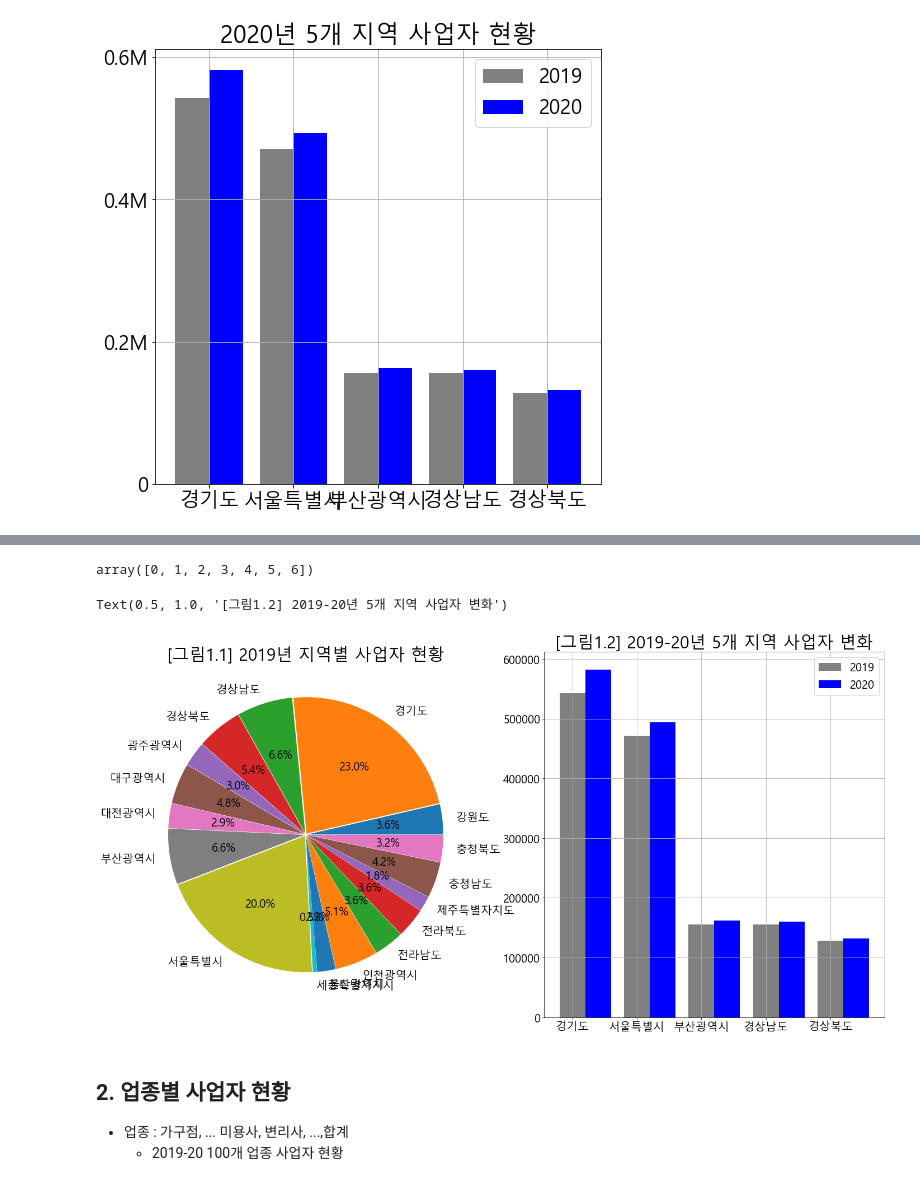
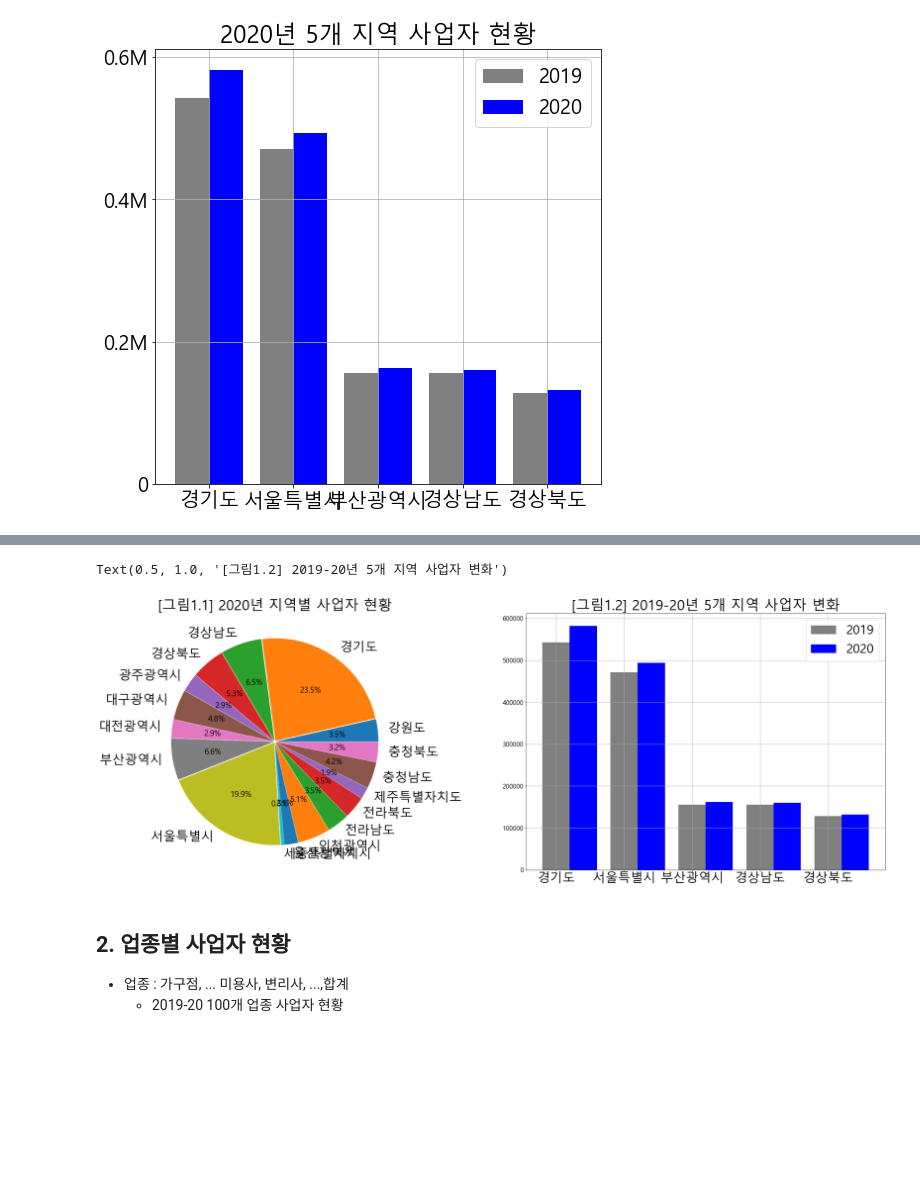
Before and after one commit to inhoinno/2021_BigData, a Jupyter notebook: Data_Visualizing1.ipynb, the cells around one changed output, grey strips where cells are left out. Cells and saved outputs as stored; diff of their text form; code cells hidden in the pictures; blank space fills up the shorter version.

Commit message:
Visualizing Complete.

```diff
--- a/Data_Visualizing1.ipynb
+++ b/Data_Visualizing1.ipynb
@@ -293,4 +312,0 @@ plt.show()
-# %%
-np.arange(0, 7)
-# %% [output]
-array([0, 1, 2, 3, 4, 5, 6])
@@ -299,24 +313,26 @@ array([0, 1, 2, 3, 4, 5, 6])
-# %%
-plt.rcParams["figure.figsize"] = (8, 8)
-plt.rcParams["font.size"] = 20
-labels = df_19.index
-plt.hist(df_19.mean(axis =1), labels = labels, autopct='%.1f%%',  explode= [0.01]*len(labels))
-plt.title("2019년 5개 지역 사업자 현황")
 # %%
+parameters = {'axes.labelsize':36,
+          'axes.titlesize': 36,
+             'xtick.labelsize':32,
+           'ytick.labelsize':16,
+             'legend.fontsize':32}
+plt.rcParams.update(parameters)
+
+
 x=np.arange(len(df.index))
 w=0.4
-fig , axes = plt.subplots(1,2, figsize=(24,12))
-axes[0].pie(df_20.mean(axis =1), labels = df_20.index , autopct='%.1f%%',  explode= [0.01]*len(labels))
-axes[0].set_title("[그림1.1] 2020년 지역별 사업자 현황", fontsize=30)
+fig , axes = plt.subplots(1,2, figsize=(36,12))
+axes[0].pie(df_20.mean(axis =1), labels = df_20.index , autopct='%.1f%%',  explode= [0.01]*len(df_20.index))
+axes[0].set_title("[그림1.1] 2020년 지역별 사업자 현황", fontsize=36)
 axes[1].bar(df.index,df['val'].values, width=0.4, color='gray', label='2019')
 axes[1].bar(x+w,df2['val'].values, width=0.4, color='blue', label='2020')
 axes[1].legend(loc='best')
 #axes[1].set_yticks(np.arange(0, 800000, step=200000), ('0', '0.2M', '0.4M', '0.6M', '0.8M', '1M'))
 axes[1].grid(True)
-axes[1].set_title("[그림1.2] 2019-20년 5개 지역 사업자 변화", fontsize=30)
+axes[1].set_title("[그림1.2] 2019-20년 5개 지역 사업자 변화", fontsize=36)
 # %% [output]
 Text(0.5, 1.0, '[그림1.2] 2019-20년 5개 지역 사업자 변화')
-[figure, old version]
+[figure, new version]
 # %% [markdown]
 ## 2. 업종별 사업자 현황
 * 업종 : 가구점, ... 미용사, 변리사, ...,합계
```
Also changed, not shown: parts of 97 cells of this notebook, 6 other files.
